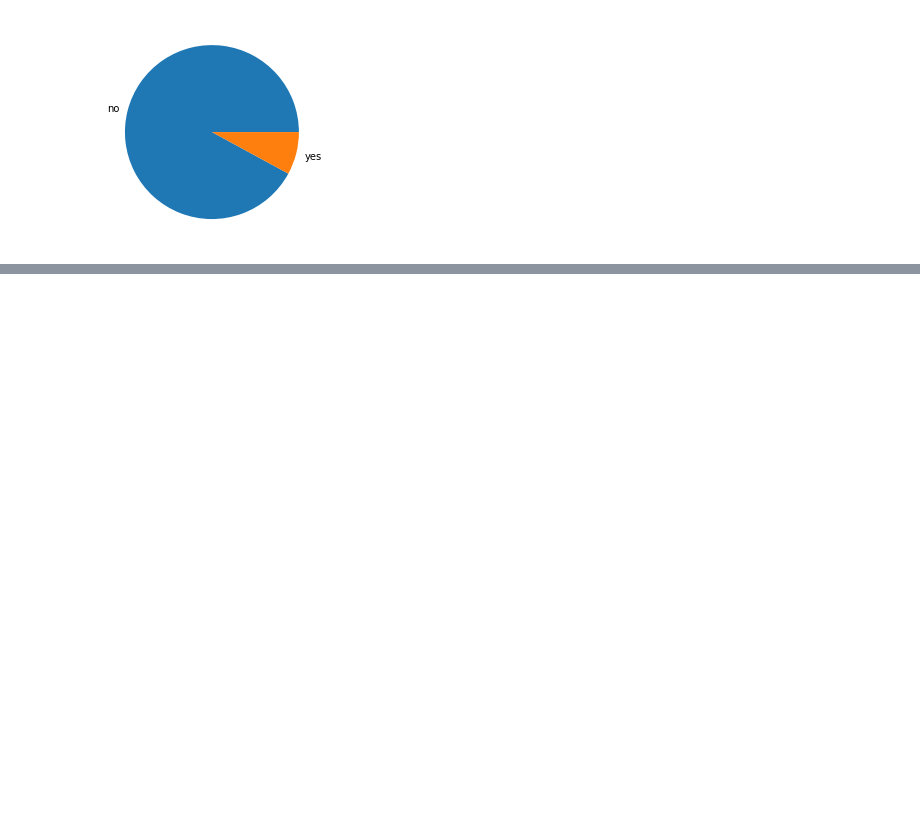
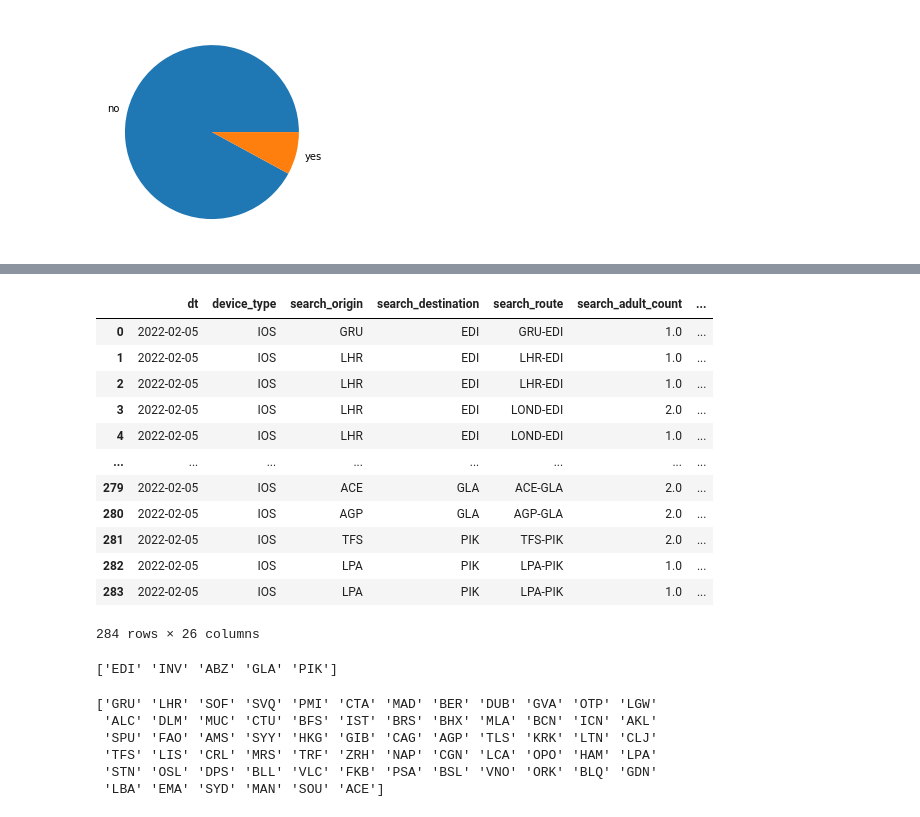
Before and after one commit to bluetail14/Visit_Scotland_Project_2022, a Jupyter notebook: VisitScotland_data_prep.ipynb, the cells around one changed output, grey strips where cells are left out. Drawn from its saved outputs; the diff is of its cells as text; code cells hidden in the pictures; blank space fills up the shorter version.

```diff
--- a/VisitScotland_data_prep.ipynb
+++ b/VisitScotland_data_prep.ipynb
@@ -310,2 +340,36 @@ plt.show()
 # %%
 df_clean.to_csv('skyscan_cleaned.csv')
+# %%
+skyscan_eco_only = pd.read_csv('C:\\Users\\maria\\Jupiter_Notebooks\\Visit_Scotland_Project\\skyscan_dist_eco_only.csv', na_values='', parse_dates=True, encoding = "ISO-8859-1")
+skyscan_eco_only
+# %% [output]
+|  | dt | device_type | search_origin | search_destination | search_route | search_adult_count | ... |
+| 0 | 2022-02-05 | IOS | GRU | EDI | GRU-EDI | 1.0 | ... |
+| 1 | 2022-02-05 | IOS | LHR | EDI | LHR-EDI | 1.0 | ... |
+| 2 | 2022-02-05 | IOS | LHR | EDI | LHR-EDI | 1.0 | ... |
+| 3 | 2022-02-05 | IOS | LHR | EDI | LOND-EDI | 2.0 | ... |
+| 4 | 2022-02-05 | IOS | LHR | EDI | LOND-EDI | 1.0 | ... |
+| ... | ... | ... | ... | ... | ... | ... | ... |
+| 279 | 2022-02-05 | IOS | ACE | GLA | ACE-GLA | 2.0 | ... |
+| 280 | 2022-02-05 | IOS | AGP | GLA | AGP-GLA | 2.0 | ... |
+| 281 | 2022-02-05 | IOS | TFS | PIK | TFS-PIK | 2.0 | ... |
+| 282 | 2022-02-05 | IOS | LPA | PIK | LPA-PIK | 1.0 | ... |
+| 283 | 2022-02-05 | IOS | LPA | PIK | LPA-PIK | 1.0 | ... |
+284 rows × 26 columns
+# %%
+# Edinburgh, Inverness, Aberdeen, Glasgow, Glasgow Prestwick
+lst_destination = skyscan_eco_only.search_destination.unique()
+print(lst_destination)
+# %% [output]
+['EDI' 'INV' 'ABZ' 'GLA' 'PIK']
+# %%
+# Sao Paolo Guarulhos(Brazil), London Heathrow, Sofia (Bulgaria), Seville (Spain)...
+lst_origin = skyscan_eco_only.search_origin.unique()
+print(lst_origin)
+# %% [output]
+['GRU' 'LHR' 'SOF' 'SVQ' 'PMI' 'CTA' 'MAD' 'BER' 'DUB' 'GVA' 'OTP' 'LGW'
+ 'ALC' 'DLM' 'MUC' 'CTU' 'BFS' 'IST' 'BRS' 'BHX' 'MLA' 'BCN' 'ICN' 'AKL'
+ 'SPU' 'FAO' 'AMS' 'SYY' 'HKG' 'GIB' 'CAG' 'AGP' 'TLS' 'KRK' 'LTN' 'CLJ'
+ 'TFS' 'LIS' 'CRL' 'MRS' 'TRF' 'ZRH' 'NAP' 'CGN' 'LCA' 'OPO' 'HAM' 'LPA'
+ 'STN' 'OSL' 'DPS' 'BLL' 'VLC' 'FKB' 'PSA' 'BSL' 'VNO' 'ORK' 'BLQ' 'GDN'
+ 'LBA' 'EMA' 'SYD' 'MAN' 'SOU' 'ACE']
```
Also changed, not shown: parts of 7 cells of this notebook.
